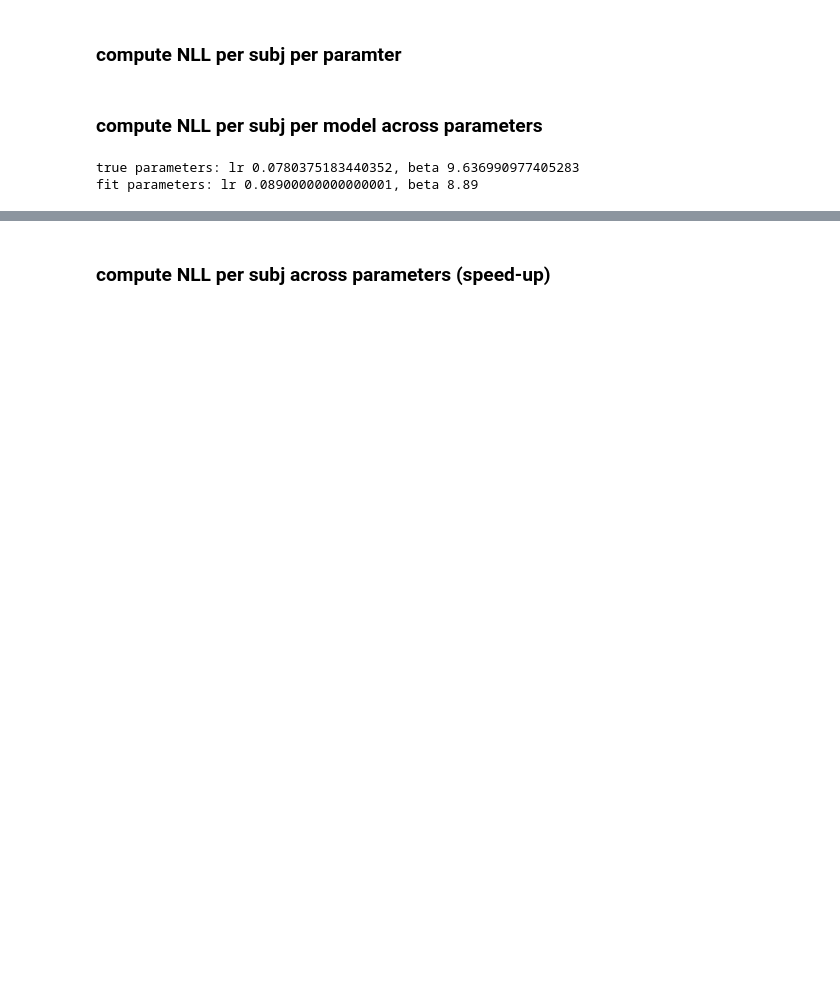
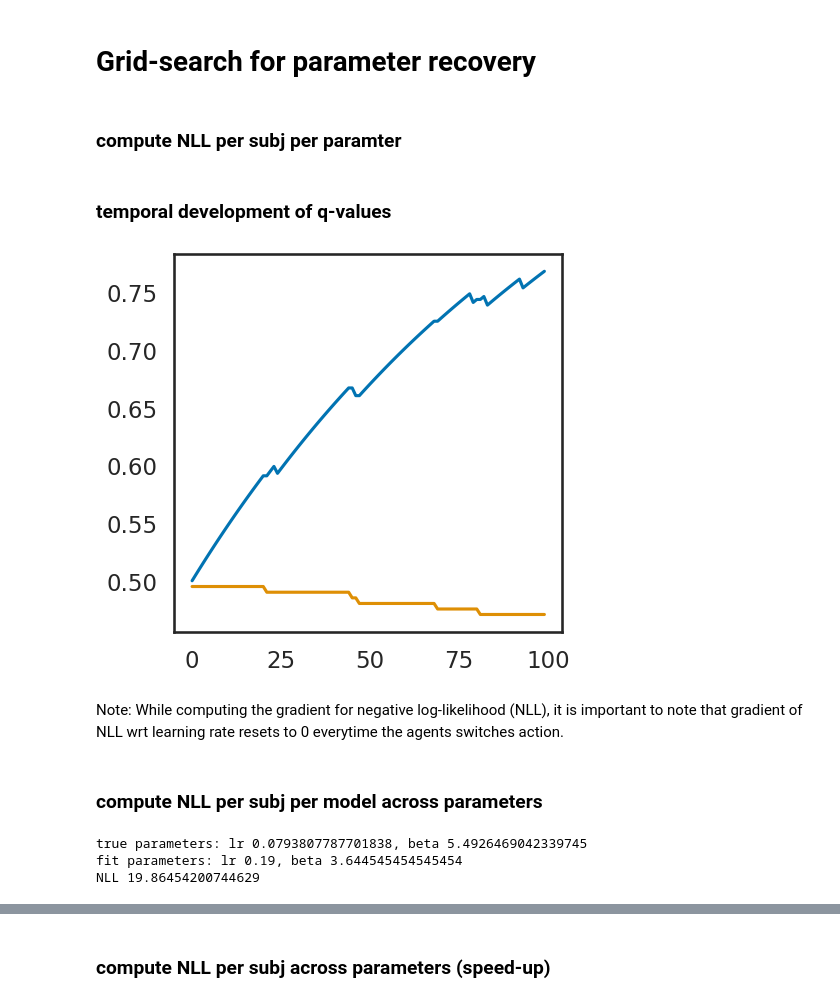
Before and after one commit to akjagadish/Behavior-model-fitting, a Jupyter notebook: notebooks/ParameterRecovery.ipynb, the cells around one changed output, grey strips where cells are left out. Cells and saved outputs as stored; diff of their text form; code cells hidden in the pictures; blank space fills up the shorter version.

```diff
--- a/notebooks/ParameterRecovery.ipynb
+++ b/notebooks/ParameterRecovery.ipynb
@@ -15,0 +64,3 @@ data=pd.read_pickle('../data/BernoulliBanditData.pickel')#, converters={'outcome
+# %%
+NLL, qvalues = nll_per_model_per_subject(outcomes, torch.tensor(Q_init), model.lr.data, model.beta.data, actions)
+print('NLL {}'.format(NLL))
@@ -16,11 +83,13 @@ data=pd.read_pickle('../data/BernoulliBanditData.pickel')#, converters={'outcome
+# %% [markdown]
+ # Grid-search for parameter recovery
 # %% [markdown]
 ### compute NLL per subj per paramter
 # %%
 subj = 0
-lr = 0.001
+lr = 0.01
 beta = 0.1
 outcome = data.outcomes[subj]
 choice = data.actions[subj].astype('int')
 action = data.actions[subj].astype('int')
-q_init = torch.as_tensor(data.true_Qinit[subj])
+q_init = torch.as_tensor([0.5, 0.5]) #data.true_Qinit[subj])
 # %%
@@ -36,5 +106,15 @@ def nll_per_model_per_subject(outcomes, q, lr, beta, choice, ntrials=1000):
 # %%
-NLL = nll_per_model_per_subject(outcome, q_init, lr, beta, action)
+NLL, qvalues = nll_per_model_per_subject(outcome, q_init, lr, beta, action)
+# %% [markdown]
+### temporal development of q-values
+# %%
+fig, ax = plt.subplots(1,1,figsize=(5,5), dpi=100)
+plt.plot(torch.stack(qvalues).data.numpy())
+plt.show()
+# %% [output]
+[figure, added]
+# %% [markdown]
+Note: While computing the gradient for negative log-likelihood (NLL), it is important to note that gradient of NLL wrt learning rate resets to 0 everytime the agents switches action.
 # %% [markdown]
 ### compute NLL per subj per model across parameters
 # %%
@@ -52,12 +144,14 @@ for subj in range(nsubj):
         for iy, beta in enumerate(betas):
             NLLS[subj, ix, iy] = nll_per_model_per_subject(data.outcomes[subj],torch.tensor(data.true_Qinit[subj]), lr, beta, data.actions[subj].astype('int'))
 # %%
-SUBJ=8
+SUBJ=0
 best_lr_idx, best_beta_idx =np.unravel_index(NLLS[SUBJ].argmin(), NLLS[SUBJ].shape)
 print('true parameters: lr {}, beta {}'.format(data.loc[SUBJ].true_lr, data.loc[SUBJ].true_beta))
 print('fit parameters: lr {}, beta {}'.format(lrs[best_beta_idx], betas[best_beta_idx]))
+print('NLL {}'.format(NLLS[SUBJ,best_lr_idx,best_beta_idx]))
 # %% [output]
-true parameters: lr 0.0780375183440352, beta 9.636990977405283
-fit parameters: lr 0.08900000000000001, beta 8.89
+true parameters: lr 0.0793807787701838, beta 5.4926469042339745
+fit parameters: lr 0.19, beta 3.644545454545454
+NLL 19.86454200744629
 # %%
 fig, ax = plt.subplots(1, 1, figsize=(5, 5), dpi=100)
```
Also changed, not shown: parts of 19 cells of this notebook.
